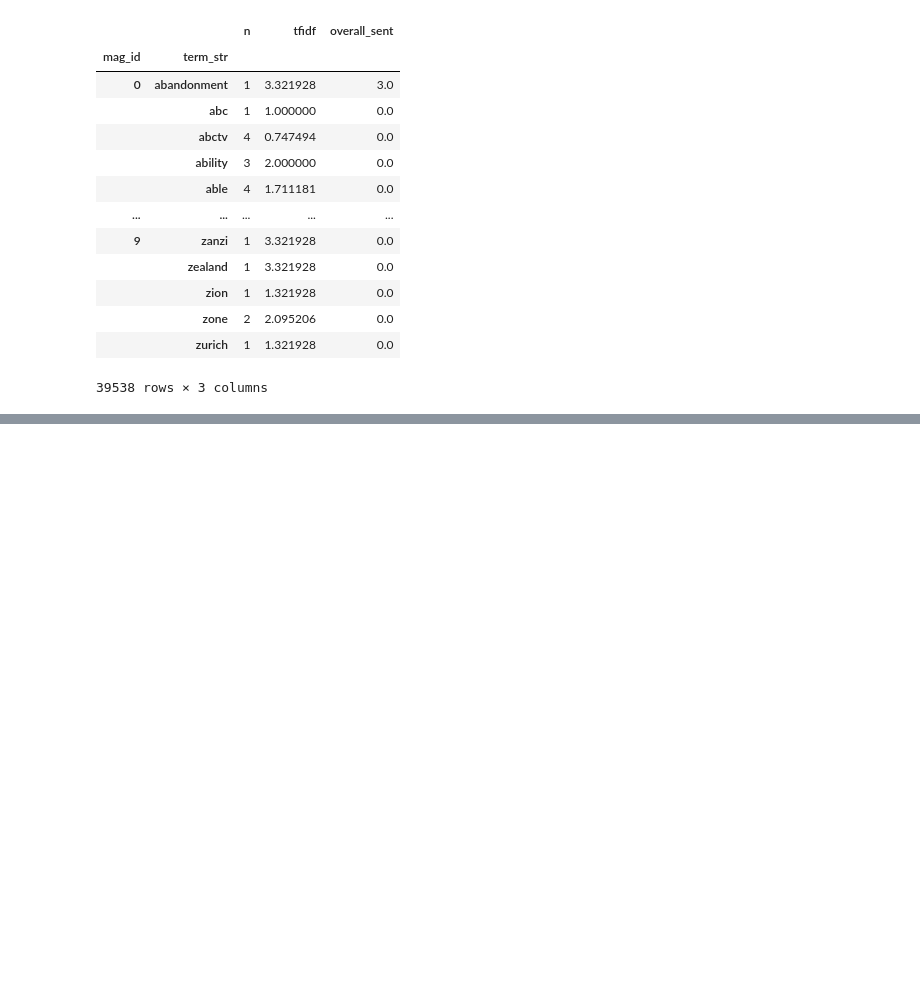
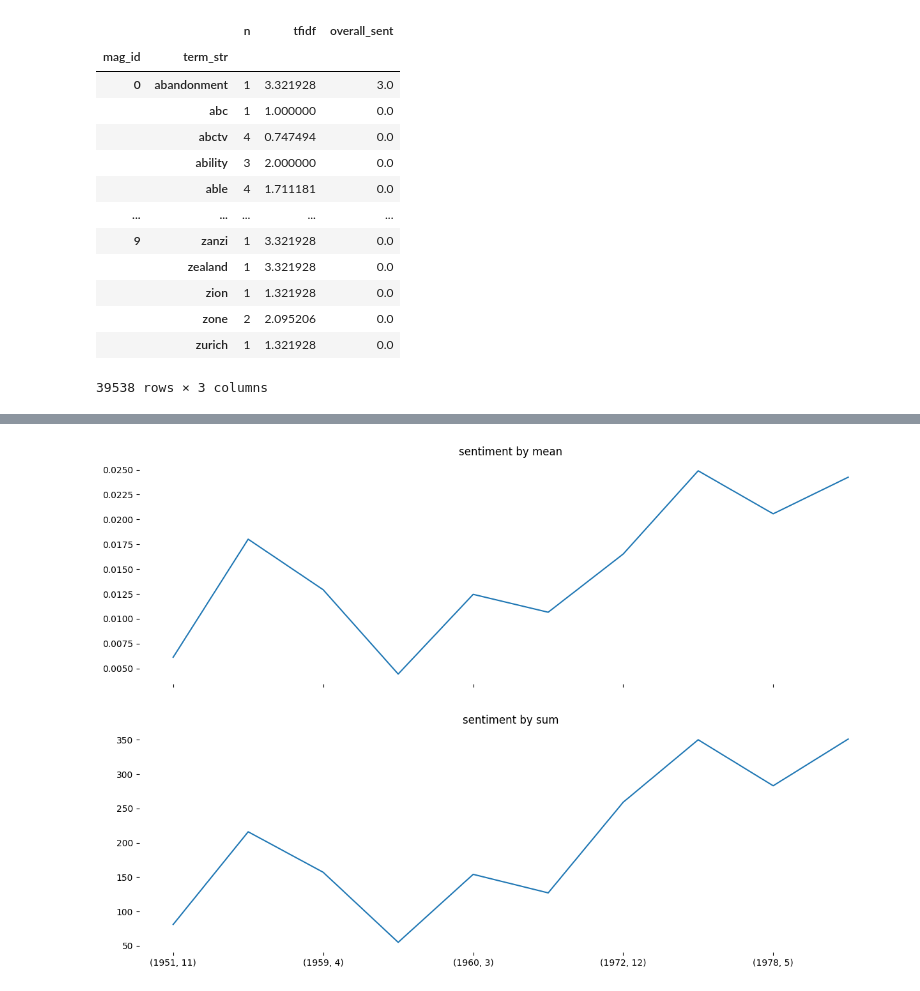
Before and after one commit to aniyahlater/ds5001_final_project, a Jupyter notebook: sentiment_analysis.ipynb, the cells around one changed output, grey strips where cells are left out. Cells and saved outputs as stored; diff of their text form; code cells hidden in the pictures; blank space fills up the shorter version.

```diff
--- a/sentiment_analysis.ipynb
+++ b/sentiment_analysis.ipynb
@@ -247,0 +303,9 @@ sent_per_doc
+# %%
+fig, axes = plt.subplots(2,1, figsize=(15,10), sharex=True)
+for i, agg in enumerate(['mean','sum']):
+    GROUP_SA[agg].plot(ax=axes[i], title=f"{emo_col} by {agg}")
+sns.despine(left=True, bottom=True)
+plt.xlabel("")
+plt.show()
+# %% [output]
+[figure, added]
```
Also changed, not shown: parts of 10 cells of this notebook, 2 other files.
